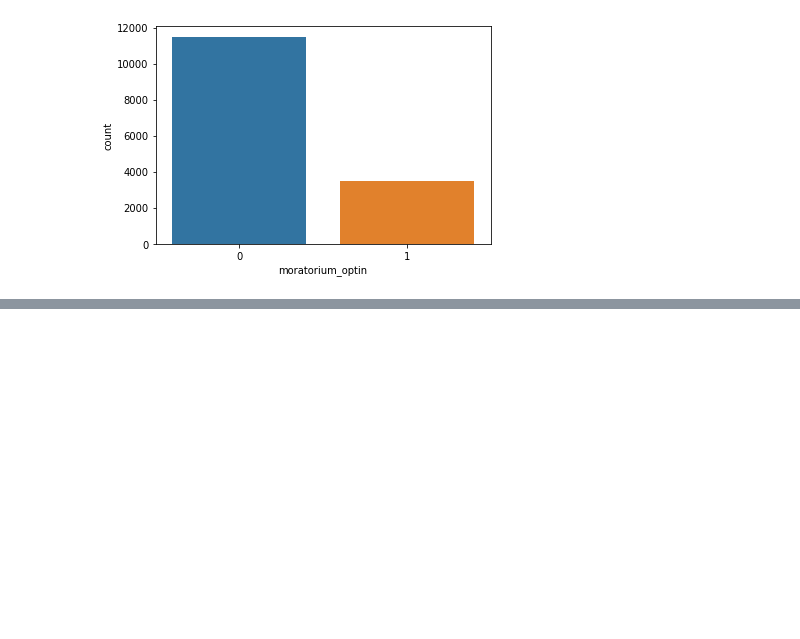
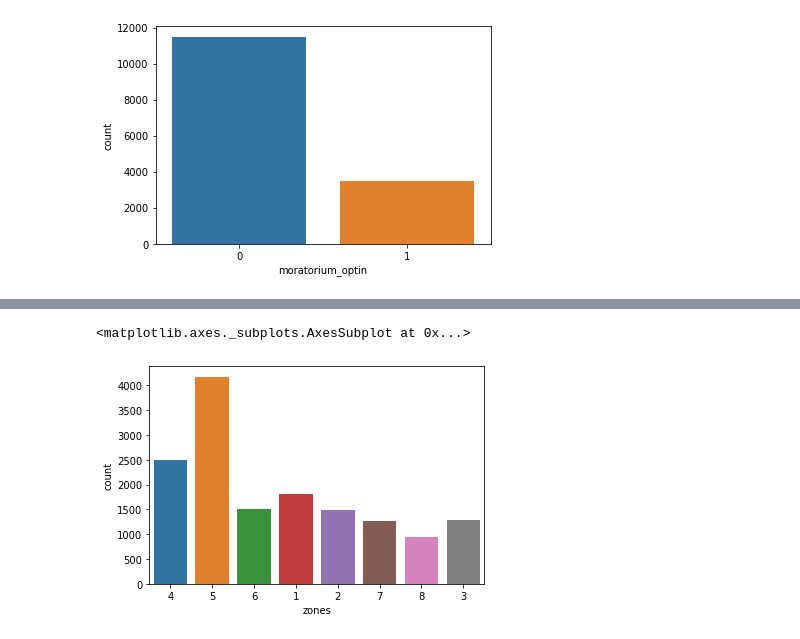
Before and after one commit to Avanish023/Machine-learning-data--science, a Jupyter notebook: lbinaryclassification.ipynb, the cells around one changed output, grey strips where cells are left out. Saved outputs shown, nothing was run; the diff lists cells and outputs as text; code cells hidden in the pictures; blank space fills up the shorter version.

```diff
--- a/lbinaryclassification.ipynb
+++ b/lbinaryclassification.ipynb
@@ -93,0 +124,5 @@ sns.countplot(data=data,x='moratorium_optin')
+# %%
+sns.countplot(data=data,x='zones')
+# %% [output]
+<matplotlib.axes._subplots.AxesSubplot at 0x...>
+[figure, added]
```
Also changed, not shown: parts of 8 cells of this notebook.
